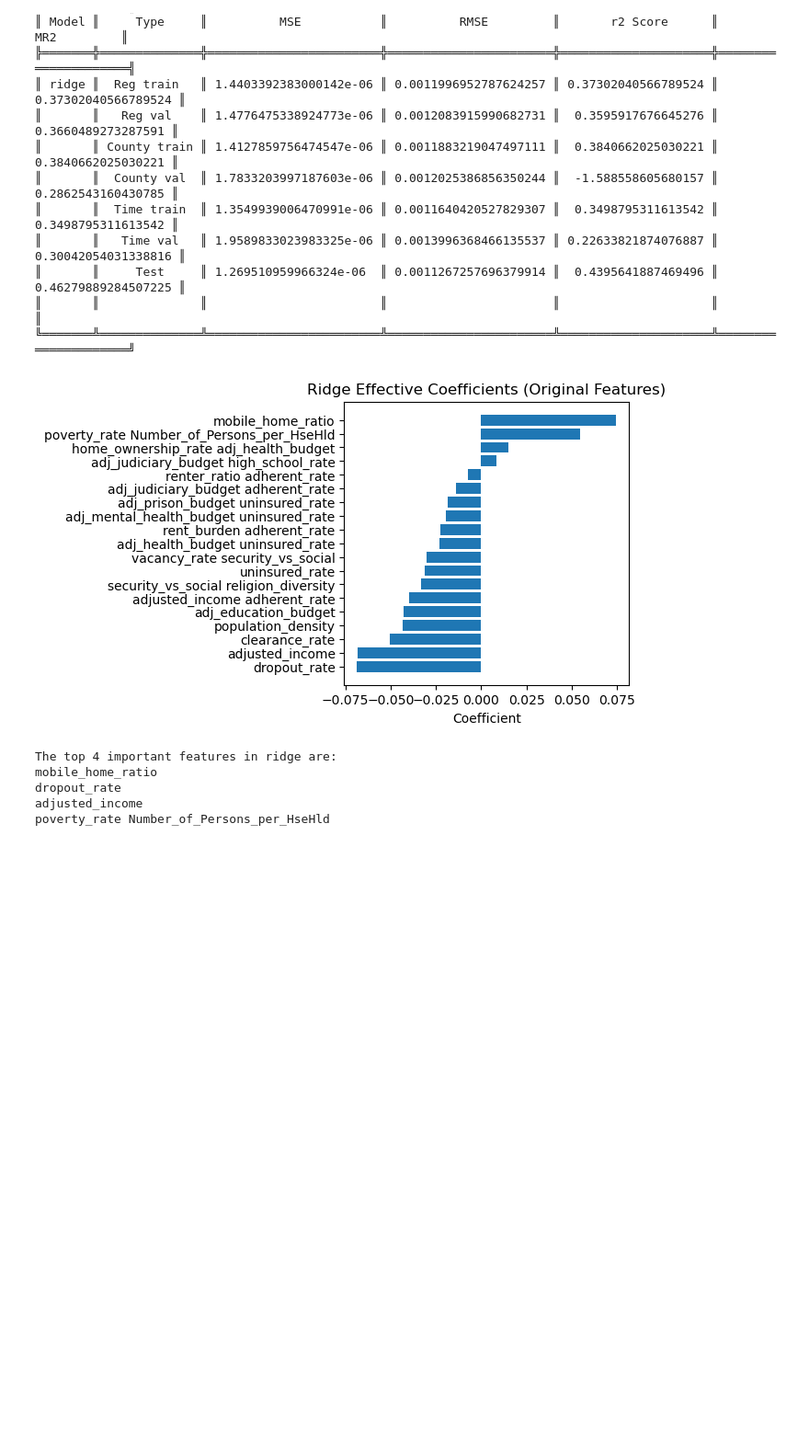
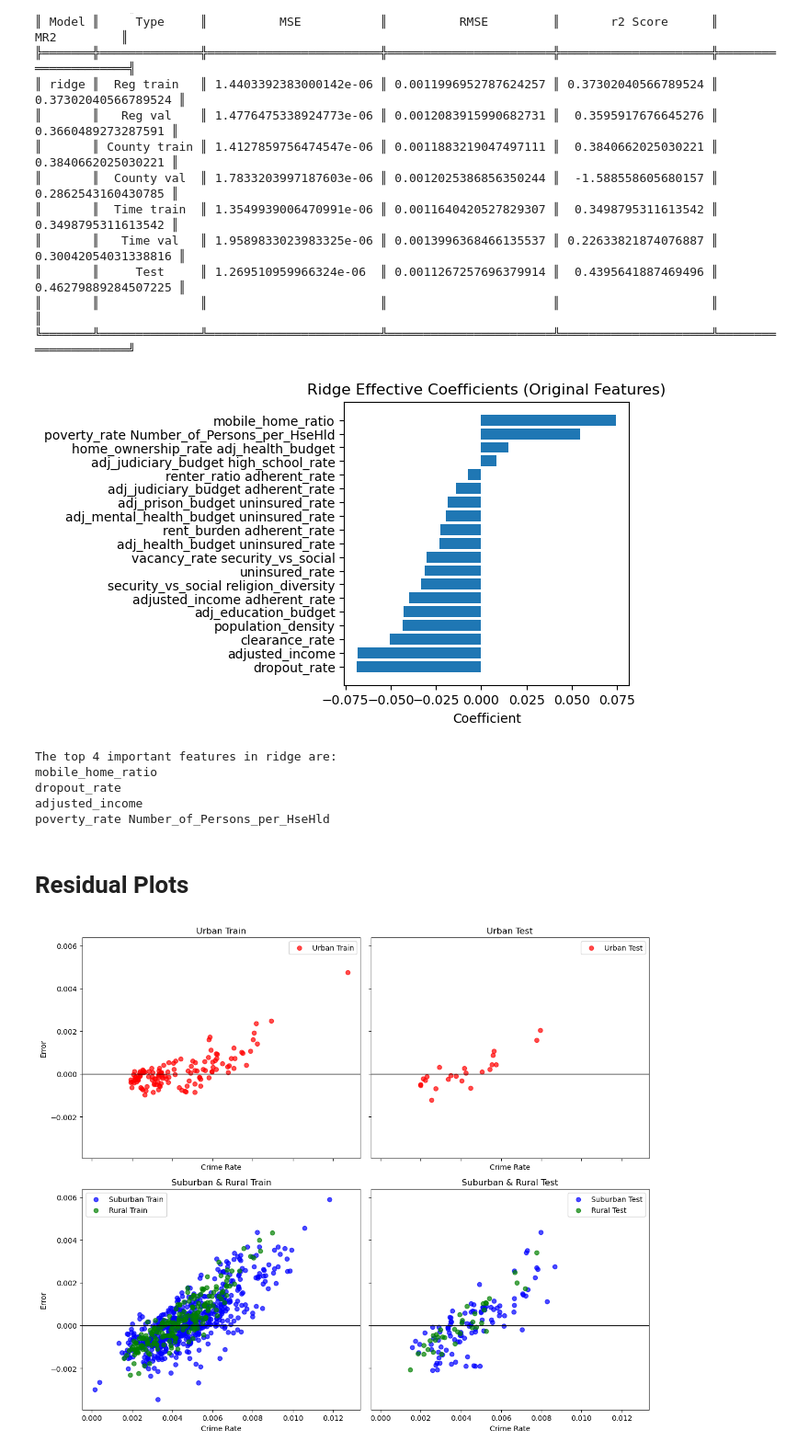
Before and after one commit to git-loa/CrimePatternsProject, a Jupyter notebook: Final/Model.ipynb, the cells around one changed output. Shown at 92% size. Cells and saved outputs as stored; diff of their text form; code cells hidden in the pictures; blank space fills up the shorter version.

Commit message:
Added residue plots in the model.ibym file

```diff
--- a/Final/Model.ipynb
+++ b/Final/Model.ipynb
@@ -1127,12 +1147,21 @@ print("Optimal subset of features:")
 print(len(ff),ff)
 
 
-fitted_models, models_stats, models_pred = log_fit(Xtrain[ff],Xtest[ff], ytrain,ytest, **models)
+fitted_models[key1], models_stats, models_pred = log_fit(Xtrain[ff],Xtest[ff], ytrain,ytest, **models)
+
+rur_train=Xtrain.copy()
+rur_train["error"]=ytrain-models_pred['ridge']['train']
+rur_train['crime_rate']=ytrain
+rur_train['pred']=models_pred['ridge']['train']
+
+rur_test=Xtest.copy()
+rur_test["error"]=ytest-models_pred['ridge']['test']
+rur_test['crime_rate']=ytest
+rur_test['pred']=models_pred['ridge']['test']
 
 # Using pretty table
 print_table(models_stats)
-feature_importance_PCA(fitted_models,ff,(4,4), plot=True, models_to_use=['ridge'])
-#['median_age rdm', 'clearance_rate Number_of_Persons_per_HseHld', 'adj_mental_health_budget uninsured_rate', 'home_ownership_rate^2', 'rent_burden', 'public_school_rate rdm', 'adjusted_income security_vs_social', 'poverty_rate security_vs_social', 'mobile_home_ratio', 'uninsured_rate^2', 'dropout_rate rdm', 'adj_judiciary_budget uninsured_rate', 'unemployment_rate social_vs_security', 'median_age', 'uninsured_rate', 'adj_prison_budget dropout_rate', 'adj_police_budget high_school_rate', 'poverty_rate Number_of_Persons_per_HseHld', 'clearance_rate house_affordability', 'adj_police_budget adj_mental_health_budget', 'adj_education_budget', 'social_vs_security', 'poverty_rate vacancy_rate', 'adjusted_income poverty_rate']
+feature_importance_PCA(fitted_models[key1],ff,(4,4), plot=True, models_to_use=['ridge'])
 # %% [output]
 dropna Rural Poly log linear model
 Optimal subset of features:
@@ -1155,3 +1184,51 @@ mobile_home_ratio
 dropout_rate
 adjusted_income
 poverty_rate Number_of_Persons_per_HseHld
+# %% [markdown]
+# Residual Plots
+# %%
+import matplotlib.pyplot as plt
+
+# Create a 2×2 grid of subplots
+fig, axs = plt.subplots(2, 2, figsize=(12, 10), sharex=True, sharey=True)
+
+# Top-left: Urban train
+ax = axs[0, 0]
+ax.axhline(0, color='black', linewidth=1)
+ax.scatter(urb_train['crime_rate'], urb_train['error'], c='red',   alpha=0.7, label='Urban Train')
+ax.set_title('Urban Train')
+ax.set_xlabel('Crime Rate')
+ax.set_ylabel('Error')
+ax.legend()
+
+# Top-right: Urban test
+ax = axs[0, 1]
+ax.axhline(0, color='black', linewidth=1)
+ax.scatter(urb_test['crime_rate'], urb_test['error'], c='red',   alpha=0.7, label='Urban Test')
+ax.set_title('Urban Test')
+ax.set_xlabel('Crime Rate')
+ax.legend()
+
+# Bottom-left: Suburban & Rural train
+ax = axs[1, 0]
+ax.axhline(0, color='black', linewidth=1)
+ax.scatter(sub_train['crime_rate'], sub_train['error'], c='blue',  alpha=0.7, label='Suburban Train')
+ax.scatter(rur_train['crime_rate'], rur_train['error'], c='green', alpha=0.7, label='Rural Train')
+ax.set_title('Suburban & Rural Train')
+ax.set_xlabel('Crime Rate')
+ax.set_ylabel('Error')
+ax.legend()
+
+# Bottom-right: Suburban & Rural test
+ax = axs[1, 1]
+ax.axhline(0, color='black', linewidth=1)
+ax.scatter(sub_test['crime_rate'], sub_test['error'], c='blue',  alpha=0.7, label='Suburban Test')
+ax.scatter(rur_test['crime_rate'], rur_test['error'], c='green', alpha=0.7, label='Rural Test')
+ax.set_title('Suburban & Rural Test')
+ax.set_xlabel('Crime Rate')
+ax.legend()
+
+plt.tight_layout()
+plt.show()
+# %% [output]
+[figure, added]
```
Also changed, not shown: parts of 12 cells of this notebook, 1 other file.
